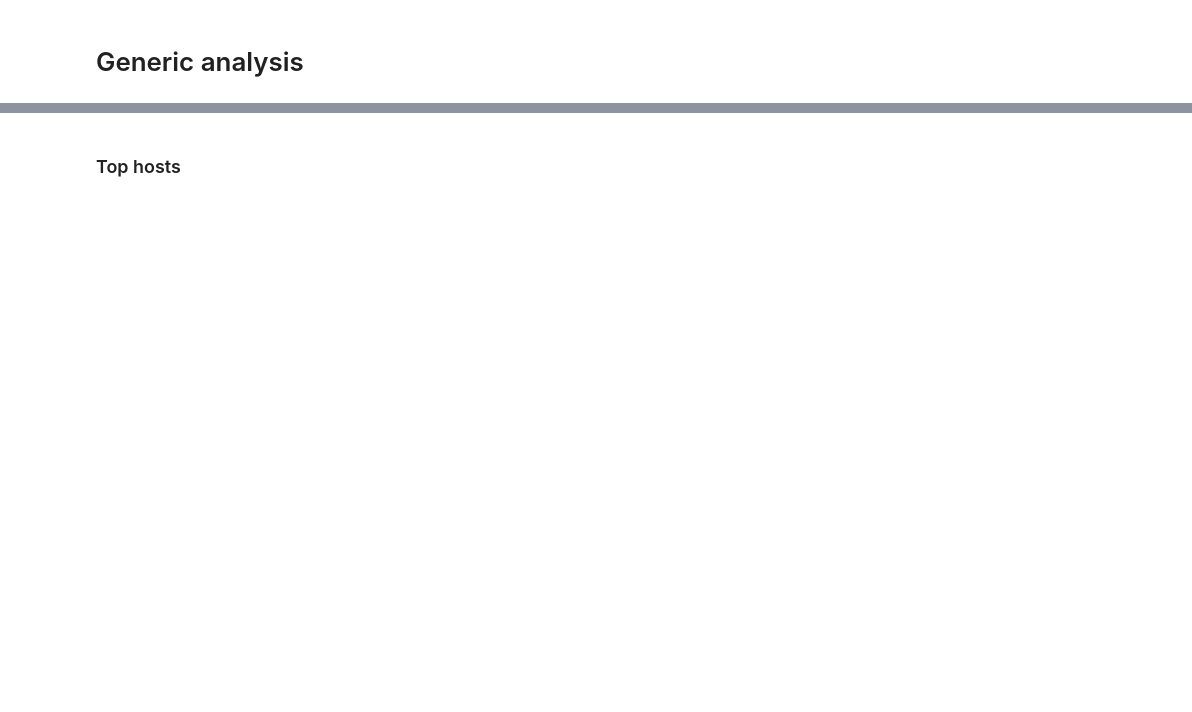
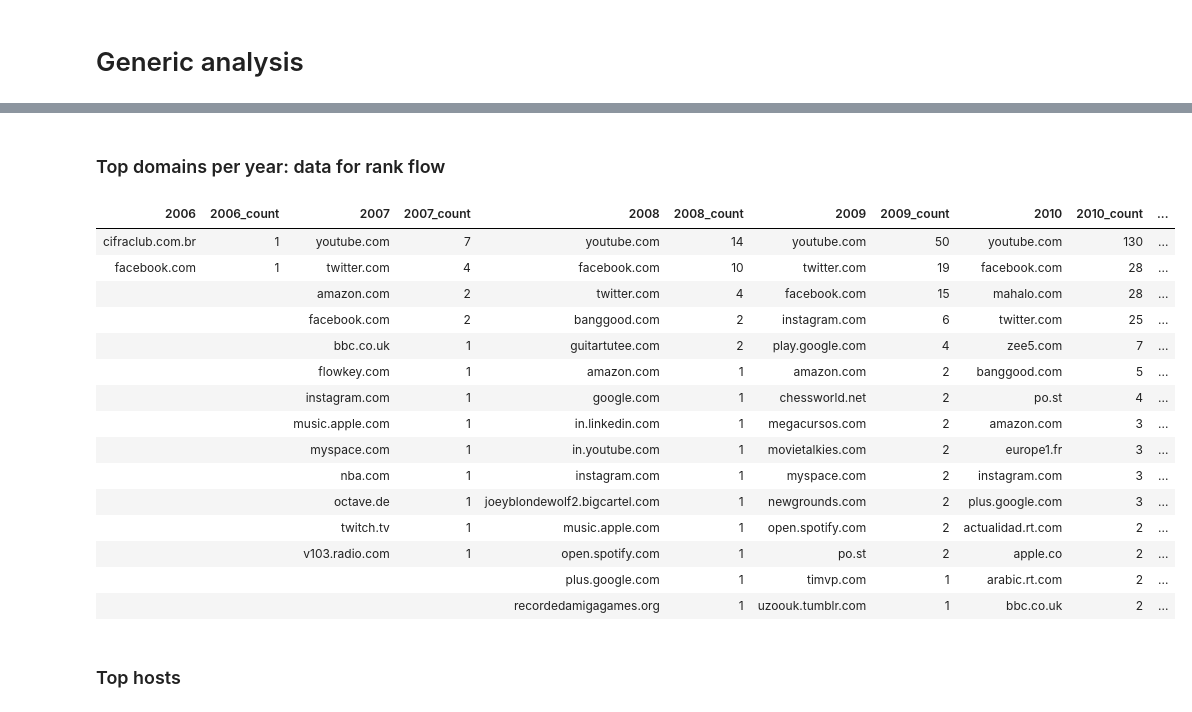
Before and after one commit to ErikBorra/yt_url_analysis, a Jupyter notebook: urls_analysis.ipynb, the cells around one changed output, grey strips where cells are left out. Drawn from its saved outputs; the diff is of its cells as text; code cells hidden in the pictures; blank space fills up the shorter version.

```diff
--- a/urls_analysis.ipynb
+++ b/urls_analysis.ipynb
@@ -237,0 +260,18 @@ max    5.777381e+08  2.019000e+03
+# %%
+# count unique videos for each channel
+videoCountForChannel = pd_url_data.groupby('channelId')['hash'].nunique()
+# add videoCountForChannel as column
+pd_url_data['videoCountForChannel'] = pd_url_data['channelId'].map(videoCountForChannel)
+
+# count unique videos for each domain
+videoCountForDomain = pd_url_data.groupby('domain')['hash'].nunique()
+# add videoCountForDomain as column
+pd_url_data['videoCountForDomain'] = pd_url_data['domain'].map(videoCountForDomain)
+
+# count unique channels for domain
+channelCountForDomain = pd_url_data.groupby('domain')['channelId'].nunique()
+# add channelCountForDomain as column
+pd_url_data['channelCountForDomain'] = pd_url_data['domain'].map(channelCountForDomain)
+
+# add channels/videos for domains
+pd_url_data['channelDivVideoForDomain'] = round(pd_url_data['channelCountForDomain'] / pd_url_data['videoCountForDomain'], 2)
@@ -265,3 +342,43 @@ Top 15 domains
+# %% [markdown]
+### Top domains per year: data for rank flow
+# %%
+#group by count and get top %%limit%% per year
+pd_domains_by_year = pd_url_data.groupby(['year', 'domain']).count()['count'].reset_index().sort_values(ascending=False,by='count').groupby(['year']).head(limit).sort_values(ascending=False,by=['year','count'])
+
+#pivot
+pd_domains_by_year_pivot = pd_domains_by_year.pivot(index='domain',columns='year',values='count').reset_index()
+pd_domains_by_year_pivot = pd_domains_by_year_pivot.set_index('domain')
+
+# put in rankflow format
+pd_rankflow = pd.DataFrame(range(0,limit))
+for year, col in pd_domains_by_year_pivot.iteritems():
+    col = col.dropna()
+    col = col.sort_values(ascending=False)
+    new = pd.DataFrame({str(year):col.index, str(year)+'_count':col.values})
+    pd_rankflow = pd.concat([pd_rankflow,new],axis=1)
+
+# pretty print
+del pd_rankflow[0]
+pd_rankflow = pd_rankflow.apply(lambda x: pd.Series(x.dropna().values)).fillna('')
+with pd.option_context('display.precision', 0):
+    display(pd_rankflow.style.hide_index())
+# %% [output]
+| 2006 | 2006_count | 2007 | 2007_count | 2008 | 2008_count | 2009 | 2009_count | 2010 | 2010_count | ... |
+| cifraclub.com.br | 1 | youtube.com | 7 | youtube.com | 14 | youtube.com | 50 | youtube.com | 130 | ... |
+| facebook.com | 1 | twitter.com | 4 | facebook.com | 10 | twitter.com | 19 | facebook.com | 28 | ... |
+|  |  | amazon.com | 2 | twitter.com | 4 | facebook.com | 15 | mahalo.com | 28 | ... |
+|  |  | facebook.com | 2 | banggood.com | 2 | instagram.com | 6 | twitter.com | 25 | ... |
+|  |  | bbc.co.uk | 1 | guitartutee.com | 2 | play.google.com | 4 | zee5.com | 7 | ... |
+|  |  | flowkey.com | 1 | amazon.com | 1 | amazon.com | 2 | banggood.com | 5 | ... |
+|  |  | instagram.com | 1 | google.com | 1 | chessworld.net | 2 | po.st | 4 | ... |
+|  |  | music.apple.com | 1 | in.linkedin.com | 1 | megacursos.com | 2 | amazon.com | 3 | ... |
+|  |  | myspace.com | 1 | in.youtube.com | 1 | movietalkies.com | 2 | europe1.fr | 3 | ... |
+|  |  | nba.com | 1 | instagram.com | 1 | myspace.com | 2 | instagram.com | 3 | ... |
+|  |  | octave.de | 1 | joeyblondewolf2.bigcartel.com | 1 | newgrounds.com | 2 | plus.google.com | 3 | ... |
+|  |  | twitch.tv | 1 | music.apple.com | 1 | open.spotify.com | 2 | actualidad.rt.com | 2 | ... |
+|  |  | v103.radio.com | 1 | open.spotify.com | 1 | po.st | 2 | apple.co | 2 | ... |
+|  |  |  |  | plus.google.com | 1 | timvp.com | 1 | arabic.rt.com | 2 | ... |
+|  |  |  |  | recordedamigagames.org | 1 | uzoouk.tumblr.com | 1 | bbc.co.uk | 2 | ... |
 # %% [markdown]
 ### Top hosts
 # %%
```
Also changed, not shown: parts of 32 cells of this notebook.
